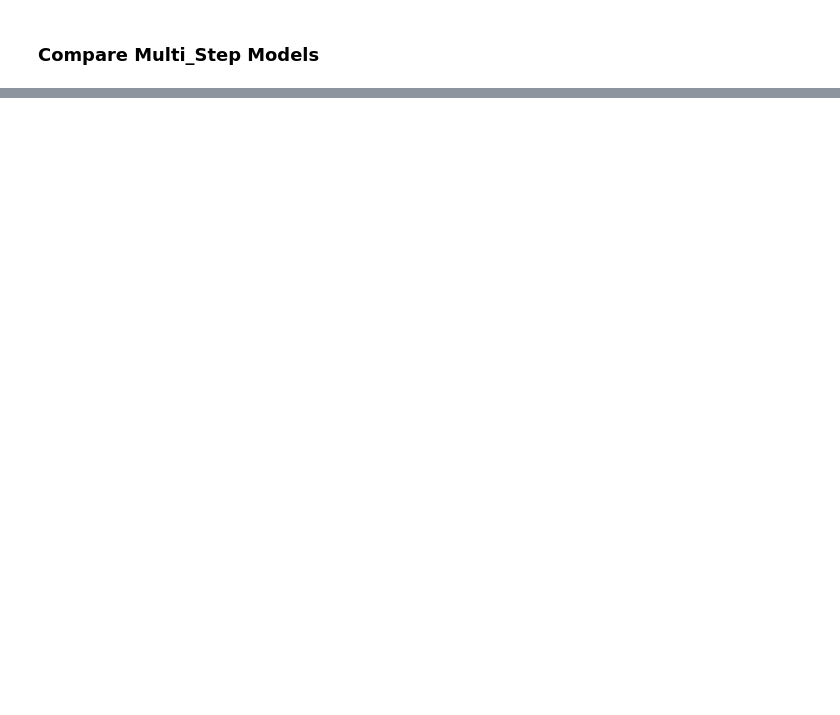
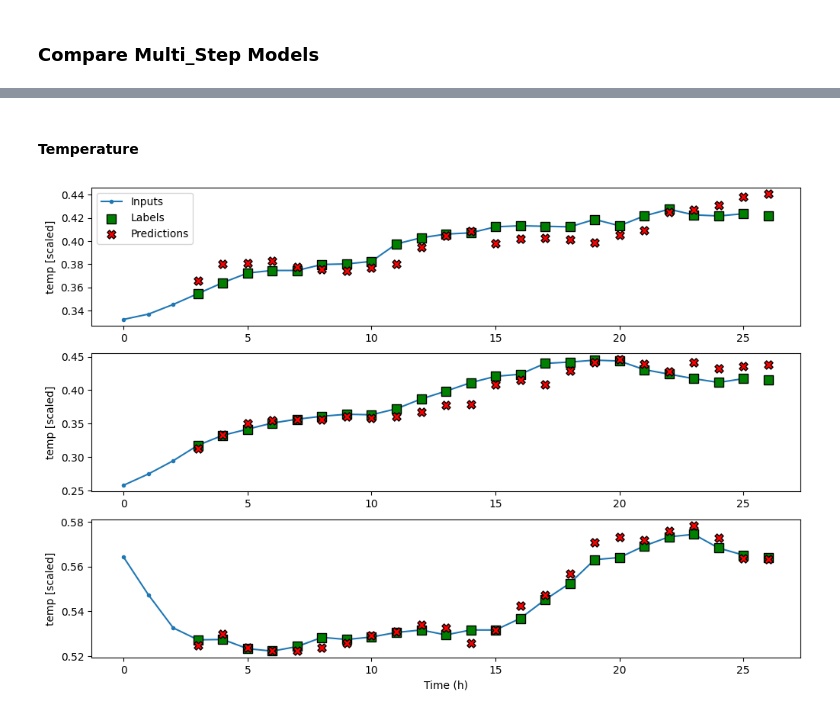
Before and after one commit to dewaalaw/dsprojects, a Jupyter notebook: traffic-flow-forecast/src/traffic_flow_forecasting_part_2.ipynb, the cells around one changed output, grey strips where cells are left out. Saved outputs shown, nothing was run; the diff lists cells and outputs as text; code cells hidden in the pictures; blank space fills up the shorter version.

```diff
--- a/traffic-flow-forecast/src/traffic_flow_forecasting_part_2.ipynb
+++ b/traffic-flow-forecast/src/traffic_flow_forecasting_part_2.ipynb
@@ -778,0 +781,11 @@ plt.savefig(f'{images_dir}/compare_single_step_models', dpi=300)
+# %%
+mo_cnn_lstm_model = Sequential([
+    Conv1D(filters=32, kernel_size=(KERNEL_WIDTH,), activation='relu'),
+    LSTM(32, return_sequences=True),
+    Dense(units=2)
+])
+
+history = compile_and_fit(mo_cnn_lstm_model, wide_mo_conv_window)
+
+mo_val_performance['CNN + LSTM'] = mo_cnn_model.evaluate(wide_mo_conv_window.val)
+mo_performance['CNN + LSTM'] = mo_cnn_model.evaluate(wide_mo_conv_window.test, verbose=0)
@@ -778,0 +818,6 @@ plt.savefig(f'{images_dir}/compare_single_step_models', dpi=300)
+# %% [markdown]
+#### Temperature
+# %%
+wide_mo_conv_window.plot(model=mo_cnn_lstm_model, plot_col='temp')
+# %% [output]
+[figure, added]
```
Also changed, not shown: parts of 33 cells of this notebook.
